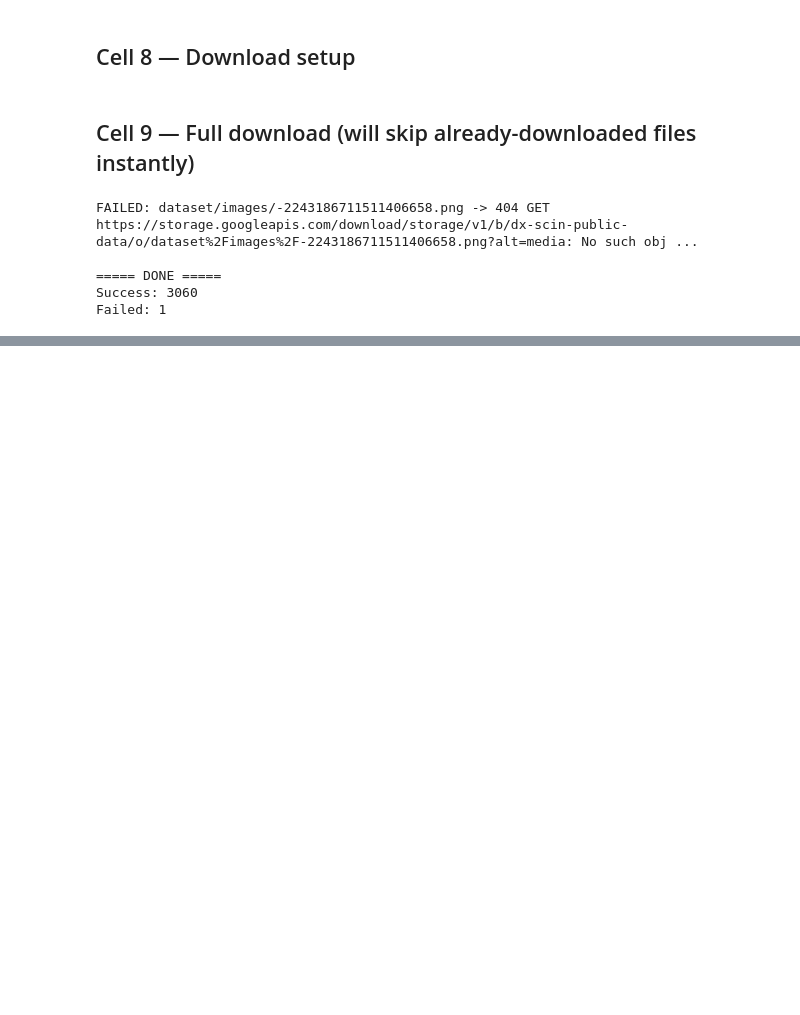
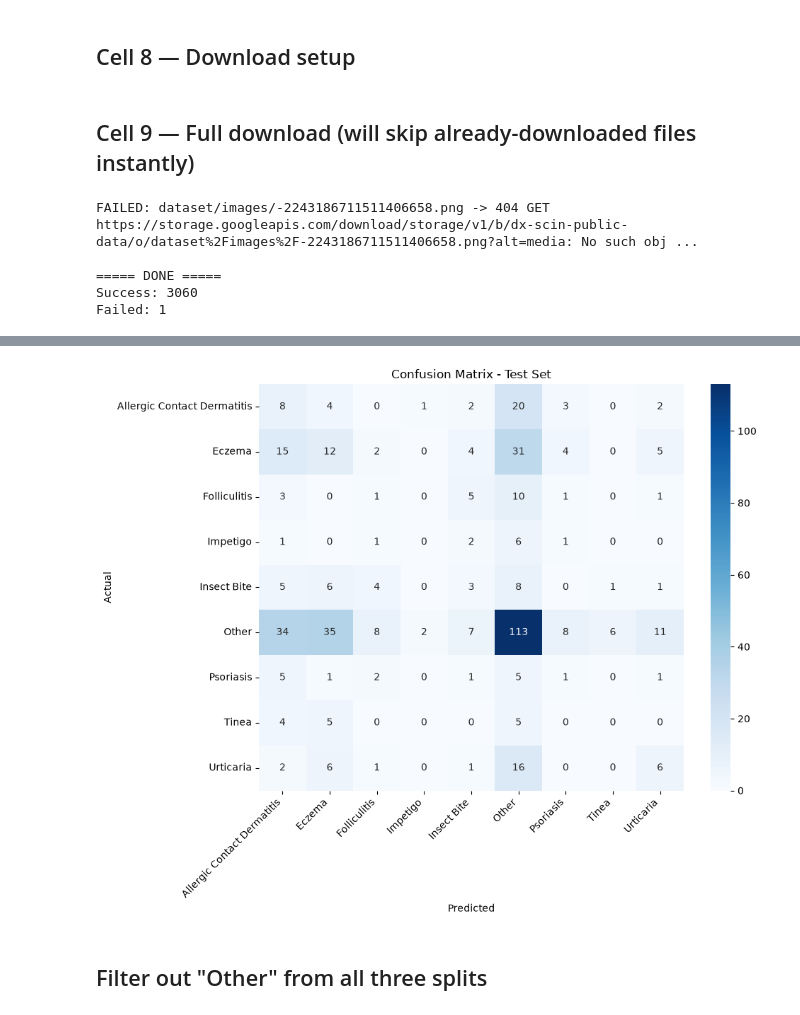
Before and after one commit to shruti-1204/Telederma, a Jupyter notebook: ai-service/notebooks/scin_data_preparation.ipynb, the cells around one changed output, grey strips where cells are left out. Drawn from its saved outputs; the diff is of its cells as text; code cells hidden in the pictures; blank space fills up the shorter version.

```diff
--- a/ai-service/notebooks/scin_data_preparation.ipynb
+++ b/ai-service/notebooks/scin_data_preparation.ipynb
@@ -181,0 +943,27 @@ Failed: 1
+# %%
+from sklearn.metrics import classification_report, confusion_matrix
+
+all_preds = []
+all_labels = []
+
+with torch.no_grad():
+    for images, labels in test_loader:
+        images = images.to(device)
+        with torch.amp.autocast("cuda"):
+            outputs = eval_model(images)
+        preds = outputs.argmax(dim=1)
+        all_preds.extend(preds.cpu().numpy())
+        all_labels.extend(labels.numpy())
+
+test_acc = accuracy_score(all_labels, all_preds)
+test_f1 = f1_score(all_labels, all_preds, average='macro')
+
+print(f"Test Accuracy: {test_acc:.4f}")
+print(f"Test Macro-F1: {test_f1:.4f}")
+print()
+print(classification_report(
+    all_labels, all_preds,
+    labels=list(range(NUM_CLASSES)),
+    target_names=[idx_to_class[i] for i in range(NUM_CLASSES)],
+    zero_division=0
+))
@@ -181,0 +989,21 @@ Failed: 1
+# %%
+import matplotlib.pyplot as plt
+import seaborn as sns
+
+cm = confusion_matrix(all_labels, all_preds, labels=list(range(NUM_CLASSES)))
+
+plt.figure(figsize=(10, 8))
+sns.heatmap(cm, annot=True, fmt='d', cmap='Blues',
+            xticklabels=[idx_to_class[i] for i in range(NUM_CLASSES)],
+            yticklabels=[idx_to_class[i] for i in range(NUM_CLASSES)])
+plt.xlabel('Predicted')
+plt.ylabel('Actual')
+plt.title('Confusion Matrix - Test Set')
+plt.xticks(rotation=45, ha='right')
+plt.tight_layout()
+plt.savefig('models/confusion_matrix.png', dpi=150)
+plt.show()
+# %% [output]
+[figure, added]
+# %% [markdown]
+## Filter out "Other" from all three splits
```
Also changed, not shown: parts of 34 cells of this notebook, 1 other file.
